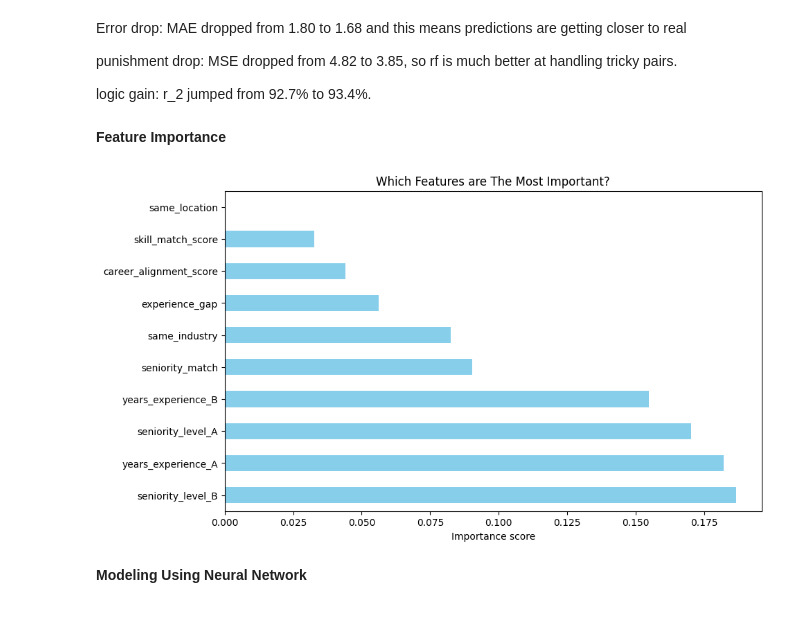
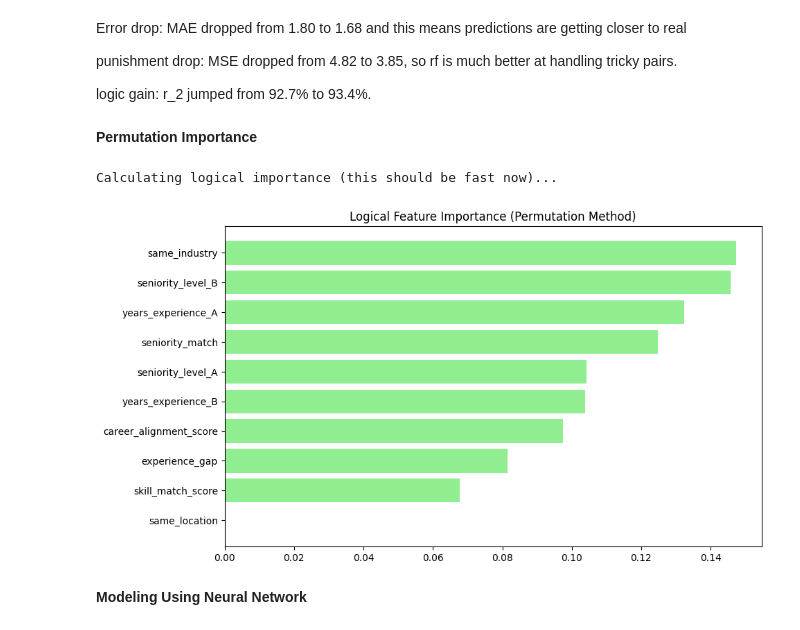
Before and after one commit to ghadirN/AI-Bootcamp, a Jupyter notebook: AI_PROJECT.ipynb, the cells around one changed output. Saved outputs shown, nothing was run; the diff lists cells and outputs as text; code cells hidden in the pictures.

```diff
--- a/AI_PROJECT.ipynb
+++ b/AI_PROJECT.ipynb
@@ -349,9 +367,9 @@ print(numeric.shape)
 # %%
-#create feature's variables without the target
-X = numeric.drop(columns=['compatibility_score'])
+# #create feature's variables without the target
+# X = numeric.drop(columns=['compatibility_score'])
 
-#create Y with compatibility score
-y = numeric['compatibility_score']
+# #create Y with compatibility score
+# y = numeric['compatibility_score']
 
-print("X Features: ", X.columns.tolist())
-print("y Target: ", y.name)
+# print("X Features: ", X.columns.tolist())
+# print("y Target: ", y.name)
@@ -478,19 +493,34 @@ punishment drop: MSE dropped from 4.82 to 3.85, so rf is much better at handling
 
 logic gain: r_2 jumped from 92.7% to 93.4%.
 # %% [markdown]
-**Feature Importance**
+**Permutation Importance**
-# %%
-importances = rf_model.feature_importances_
-feature_names = X.columns
-feat_importances = pd.Series(importances, index=feature_names)
-
-plt.figure(figsize=(10,6))
-feat_importances.nlargest(10).plot(kind='barh', color='skyblue')
-plt.title('Which Features are The Most Important?')
-plt.xlabel('Importance score')
-plt.show()
-# %% [output]
-[figure, removed]
+# %%
+from sklearn.inspection import permutation_importance
+
+# 1. Take a small subset of the validation data (e.g., 1000 rows)
+X_val_small = X_val_scaled[:1000]
+y_val_small = y_val[:1000]
+
+# 2. Run permutation importance on the subset
+print("Calculating logical importance (this should be fast now)...")
+result = permutation_importance(
+    rf_model,
+    X_val_small,
+    y_val_small,
+    n_repeats=5,      # Reduced repeats for speed
+    random_state=42,
+    n_jobs=-1         # Use all CPU cores
+)
+
+# 3. Plot it
+sorted_idx = result.importances_mean.argsort()
+plt.figure(figsize=(10,6))
+plt.barh(X.columns[sorted_idx], result.importances_mean[sorted_idx], color='lightgreen')
+plt.title("Logical Feature Importance (Permutation Method)")
+plt.show()
+# %% [output]
+Calculating logical importance (this should be fast now)...
+[figure, added]
 # %% [markdown]
 **Modeling Using Neural Network**
 # %%
```
Also changed, not shown: parts of 16 cells of this notebook.
